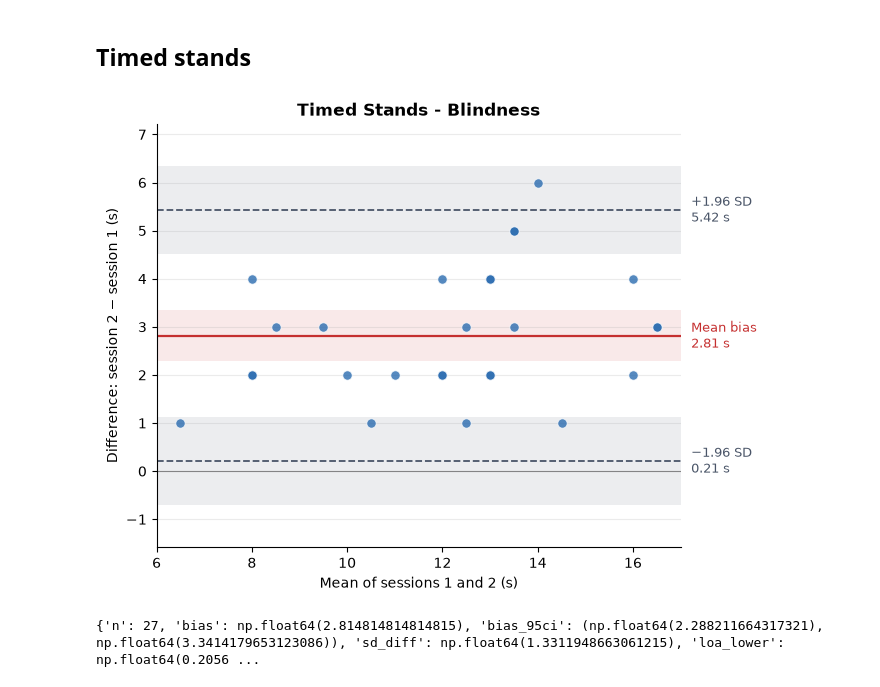
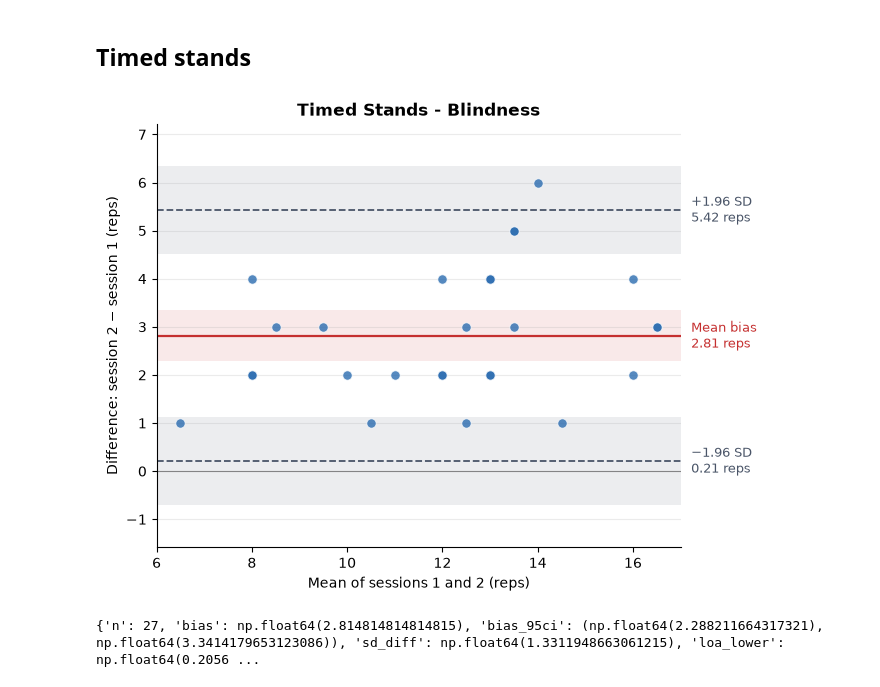
Before and after one commit to saulosgil/functional_tests_blinding, a Jupyter notebook: blindness/bland_altman.ipynb, the cells around one changed output. Drawn from its saved outputs; the diff is of its cells as text; code cells hidden in the pictures.

Commit message:
update: units ts ajustado

```diff
--- a/blindness/bland_altman.ipynb
+++ b/blindness/bland_altman.ipynb
@@ -245,33 +245,33 @@ def bland_altman_plot(data1, data2, groups=None, ax=None, units='s',
         ax.legend(frameon=False, loc='upper left', fontsize=9)
 
     return {
         'n': n,
         'bias': md,
         'bias_95ci': (md - ci_md, md + ci_md),
         'sd_diff': sd,
         'loa_lower': lo,
         'loa_upper': up,
         'loa_lower_95ci': (lo - ci_loa, lo + ci_loa),
         'loa_upper_95ci': (up - ci_loa, up + ci_loa),
         'prop_bias_slope': reg.slope,
         'prop_bias_p': reg.pvalue,
     }
 
 
 # --- usage ---
-res = bland_altman_plot(df['ts_1'], df['ts_2'], units='s',
+res = bland_altman_plot(df['ts_1'], df['ts_2'], units='reps',
                         title='Timed Stands - Blindness',
                         show_regression=False)
 
 # saving at journal resolution:
 plt.savefig('../figures/bland_altman_ts_blindness.tiff', dpi=600, bbox_inches='tight')
 
 plt.show()
 print(res)
 
 # colouring by group (if the column exists):
 # res = bland_altman_plot(df['tug_1'], df['tug_2'], groups=df['group'],
 #                         title='Timed Up and Go — test-retest')
 # %% [output]
-[figure, old version]
+[figure, new version]
 {'n': 27, 'bias': np.float64(2.814814814814815), 'bias_95ci': (np.float64(2.288211664317321), np.float64(3.3414179653123086)), 'sd_diff': np.float64(1.3311948663061215), 'loa_lower': np.float64(0.2056 ...
```
Also changed, not shown: 4 other files.
